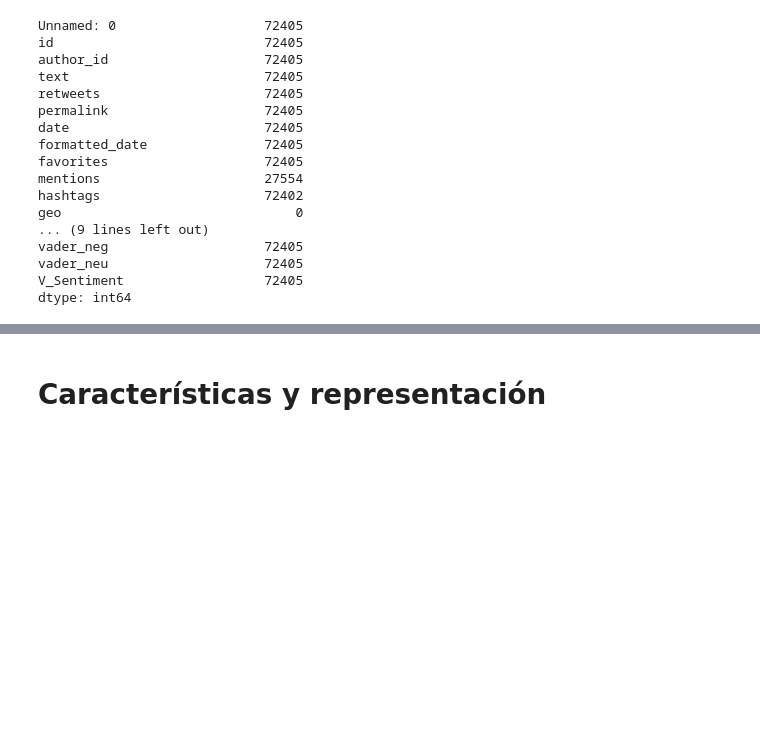
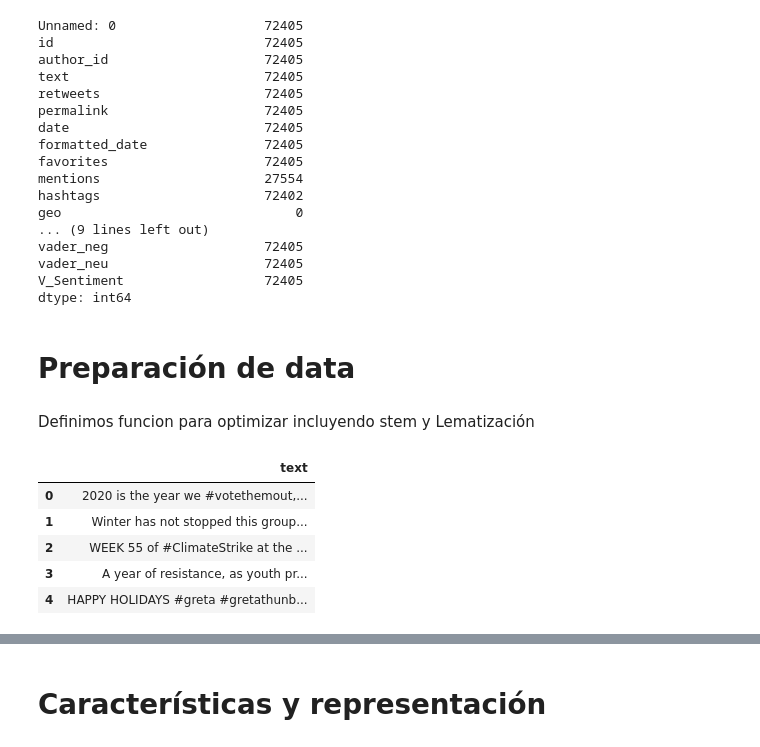
Before and after one commit to lmbd92/st1800-st1801-trabajo3-2261, a Jupyter notebook: Trabajo3Lina_Jose.ipynb, the cells around one changed output, grey strips where cells are left out. Saved outputs shown, nothing was run; the diff lists cells and outputs as text; code cells hidden in the pictures; blank space fills up the shorter version.

```diff
--- a/Trabajo3Lina_Jose.ipynb
+++ b/Trabajo3Lina_Jose.ipynb
@@ -108,3 +149,7 @@ vader_neg                    72405
 vader_neu                    72405
 V_Sentiment                  72405
 dtype: int64
+# %% [markdown]
+# Preparación de data
+# %% [markdown]
+Definimos funcion para optimizar incluyendo stem y Lematización
@@ -110,0 +165,11 @@ dtype: int64
+# %%
+#Filtramos solo la columna de interés
+df = df[['text']]
+df.head()
+# %% [output]
+|  | text |
+| 0 | 2020 is the year we #votethemout,... |
+| 1 | Winter has not stopped this group... |
+| 2 | WEEK 55 of #ClimateStrike at the ... |
+| 3 | A year of resistance, as youth pr... |
+| 4 | HAPPY HOLIDAYS #greta #gretathunb... |
```
Also changed, not shown: parts of 15 cells of this notebook.
